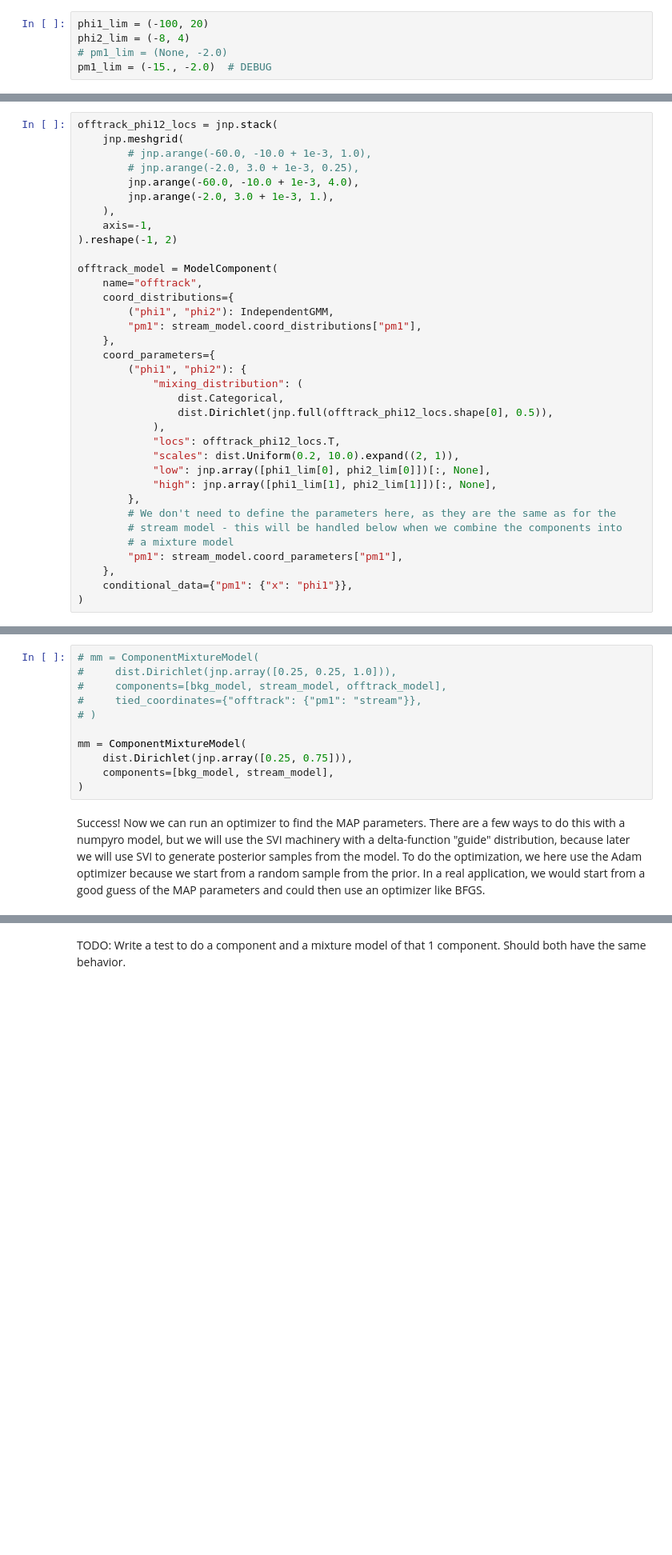
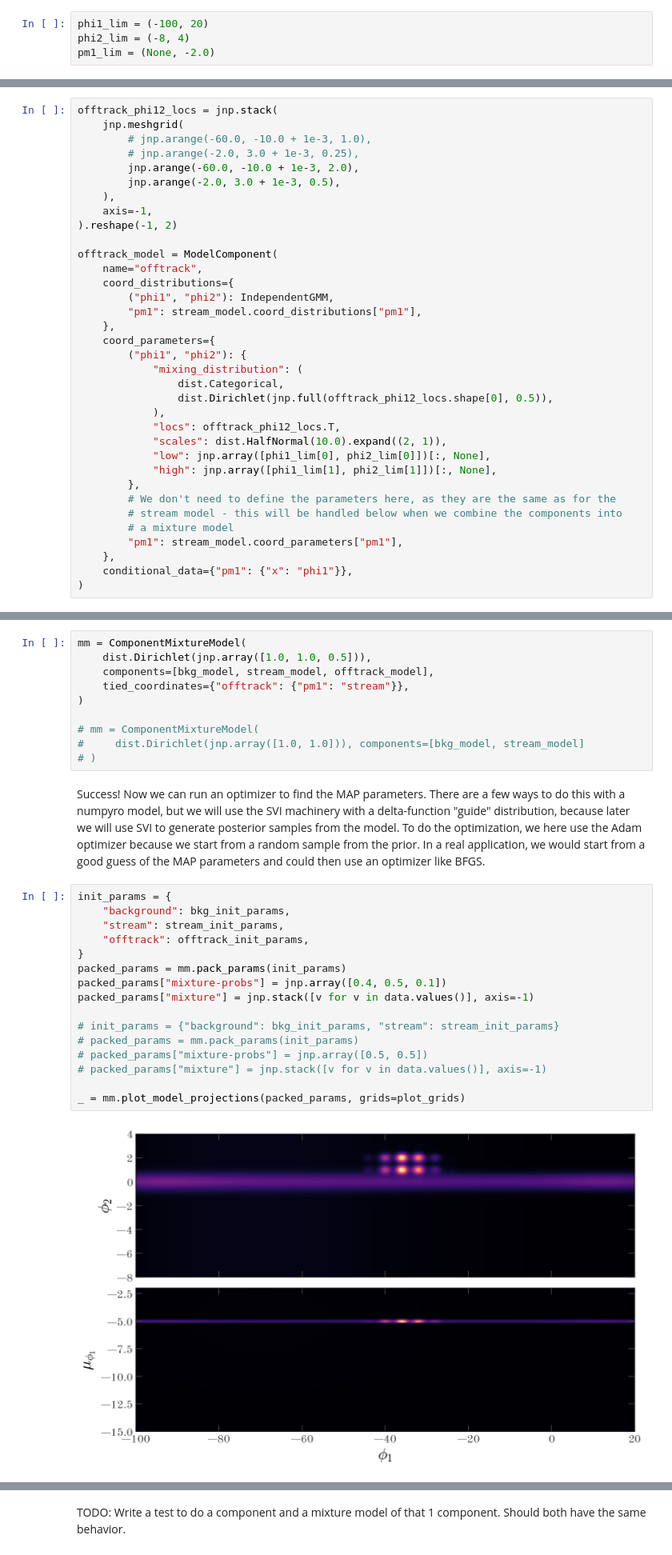
Before and after one commit to stellarstreams/stream-membership, a Jupyter notebook: notebooks/Tutorial-stream-offtrack-background.ipynb, the cells around one changed output, grey strips where cells are left out. Shown at 80% size. Cells and saved outputs as stored; diff of their text form; blank space fills up the shorter version.

Commit message:
fix order of dists and out of support values

```diff
--- a/notebooks/Tutorial-stream-offtrack-background.ipynb
+++ b/notebooks/Tutorial-stream-offtrack-background.ipynb
@@ -25,8 +25,7 @@ First we generate some simulated data to have a similar complexity to real strea
 # %%
 phi1_lim = (-100, 20)
 phi2_lim = (-8, 4)
-# pm1_lim = (None, -2.0)
-pm1_lim = (-15., -2.0)  # DEBUG
+pm1_lim = (None, -2.0)
 # %%
 N_data = 8192
 
@@ -305,8 +295,8 @@ offtrack_phi12_locs = jnp.stack(
     jnp.meshgrid(
         # jnp.arange(-60.0, -10.0 + 1e-3, 1.0),
         # jnp.arange(-2.0, 3.0 + 1e-3, 0.25),
-        jnp.arange(-60.0, -10.0 + 1e-3, 4.0),
-        jnp.arange(-2.0, 3.0 + 1e-3, 1.),
+        jnp.arange(-60.0, -10.0 + 1e-3, 2.0),
+        jnp.arange(-2.0, 3.0 + 1e-3, 0.5),
     ),
     axis=-1,
 ).reshape(-1, 2)
@@ -324,7 +314,7 @@ offtrack_model = ModelComponent(
                 dist.Dirichlet(jnp.full(offtrack_phi12_locs.shape[0], 0.5)),
             ),
             "locs": offtrack_phi12_locs.T,
-            "scales": dist.Uniform(0.2, 10.0).expand((2, 1)),
+            "scales": dist.HalfNormal(10.0).expand((2, 1)),
             "low": jnp.array([phi1_lim[0], phi2_lim[0]])[:, None],
             "high": jnp.array([phi1_lim[1], phi2_lim[1]])[:, None],
         },
@@ -372,15 +353,32 @@ axes[0].scatter(
 # %% [markdown]
 Now that we have defined the three components of the model, we combine them into a mixture model. The mixture model is a mixture of the background, stream, and off-track models. The mixture weights are learned from the data. Note that we use the `tied_coordinates` argument to specify that the off-track model "pm1" ($\mu_1$) coordinate should be "tied" to the stream model:
 # %%
+mm = ComponentMixtureModel(
+    dist.Dirichlet(jnp.array([1.0, 1.0, 0.5])),
+    components=[bkg_model, stream_model, offtrack_model],
+    tied_coordinates={"offtrack": {"pm1": "stream"}},
+)
+
 # mm = ComponentMixtureModel(
-#     dist.Dirichlet(jnp.array([0.25, 0.25, 1.0])),
-#     components=[bkg_model, stream_model, offtrack_model],
-#     tied_coordinates={"offtrack": {"pm1": "stream"}},
+#     dist.Dirichlet(jnp.array([1.0, 1.0])), components=[bkg_model, stream_model]
 # )
-
-mm = ComponentMixtureModel(
-    dist.Dirichlet(jnp.array([0.25, 0.75])),
-    components=[bkg_model, stream_model],
-)
 # %% [markdown]
 Success! Now we can run an optimizer to find the MAP parameters. There are a few ways to do this with a numpyro model, but we will use the SVI machinery with a delta-function "guide" distribution, because later we will use SVI to generate posterior samples from the model. To do the optimization, we here use the Adam optimizer because we start from a random sample from the prior. In a real application, we would start from a good guess of the MAP parameters and could then use an optimizer like BFGS.
+# %%
+init_params = {
+    "background": bkg_init_params,
+    "stream": stream_init_params,
+    "offtrack": offtrack_init_params,
+}
+packed_params = mm.pack_params(init_params)
+packed_params["mixture-probs"] = jnp.array([0.4, 0.5, 0.1])
+packed_params["mixture"] = jnp.stack([v for v in data.values()], axis=-1)
+
+# init_params = {"background": bkg_init_params, "stream": stream_init_params}
+# packed_params = mm.pack_params(init_params)
+# packed_params["mixture-probs"] = jnp.array([0.5, 0.5])
+# packed_params["mixture"] = jnp.stack([v for v in data.values()], axis=-1)
+
+_ = mm.plot_model_projections(packed_params, grids=plot_grids)
+# %% [output]
+[figure, added]
```
Also changed, not shown: parts of 18 cells of this notebook, 2 other files.
